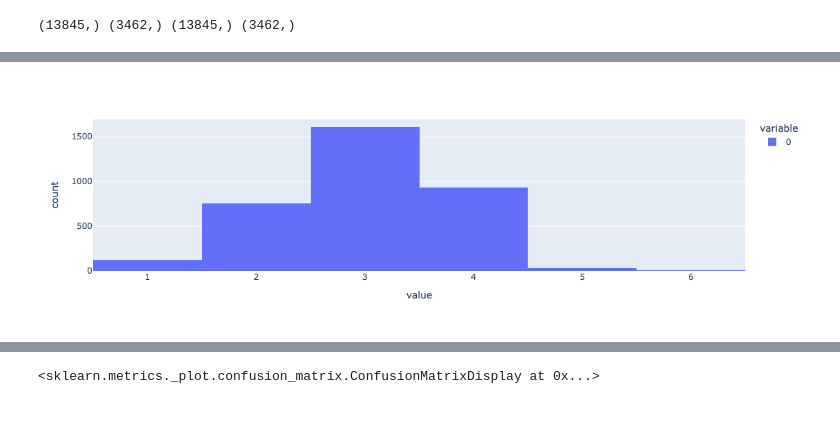
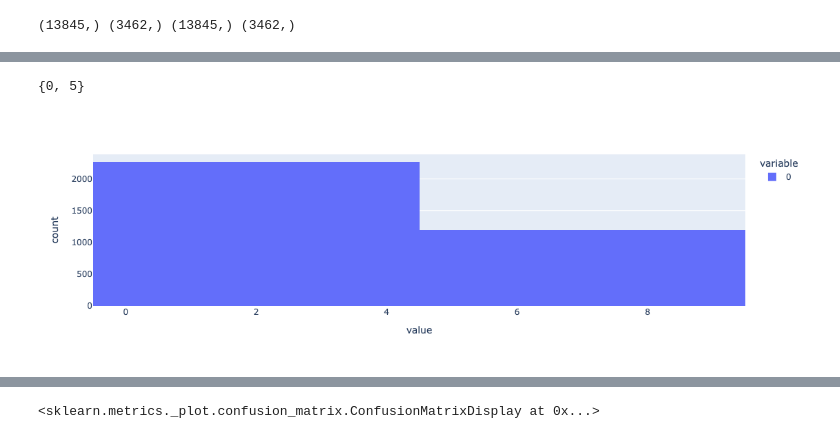
Before and after one commit to mojc/essay_scoring, a Jupyter notebook: bert_scoring.ipynb, the cells around one changed output, grey strips where cells are left out. Saved outputs shown, nothing was run; the diff lists cells and outputs as text; code cells hidden in the pictures.

Commit message:
WIP try with ordinal approaches

```diff
--- a/bert_scoring.ipynb
+++ b/bert_scoring.ipynb
@@ -29,3 +48,7 @@ y_val = (y_val - 1).to_numpy()
+# %%
+# labels for classifications
+y_train = ordinal(y_train, 6)
+y_val = ordinal(y_val, 6)
 # %%
 class_weights = class_weight.compute_class_weight('balanced',
                                                   classes=np.unique(y_train),
@@ -58,13 +103,14 @@ sequence_output = outputs["sequence_output"]  # [batch_size, seq_length, 768].
 # %%
-l = tf.keras.layers.Dense(128, activation='relu', name='h1')(pooled_output)
-l = tf.keras.layers.Dense(64, activation='relu',name='h2')(l)
-l = tf.keras.layers.Dense(32, activation='relu', name='h3')(l)
-l = tf.keras.layers.Dense(16, activation='relu', name='h4')(l)
-l = tf.keras.layers.Dense(6, activation='softmax', name='output')(l)
+l = tf.keras.layers.Dense(32, activation='relu', name='h1')(pooled_output)
+#l = tf.keras.layers.Dense(64, activation='relu',name='h2')(l)
+#l = tf.keras.layers.Dense(32, activation='relu', name='h3')(l)
+# l = tf.keras.layers.Dense(6, activation='relu', name='h4')(l)
+# l = BiasLayer(6, activation='sigmoid', name='output')(l)
+l = coral.CoralOrdinal(num_classes = 6)(l)
 
 model=tf.keras.Model(inputs=[text_input], outputs=[l])
 model.compile(optimizer=keras.optimizers.Adam(learning_rate=1e-4),
-              loss='sparse_categorical_crossentropy', # from logits
+              loss=coral.OrdinalCrossEntropy(),
               metrics=['accuracy'])
 model.summary()
 # %% [output]
@@ -92,6 +144,6 @@ Model: "functional_6"
 # %%
-history = model.fit(X_train, y_train, epochs=12, batch_size=32, validation_data=(X_val, y_val)) # , class_weight=class_weight_dict)
-model.evaluate(X_val, y_val)
+history = model.fit(X_train, y_train, epochs=3, batch_size=32, validation_data=(X_val, y_val)) # , class_weight=class_weight_dict)
+# model.evaluate(X_val, y_val)
 # accuracy: 0.0777 - loss: 1.1673
 # accuracy: 0.5426 - loss: 1.0492
 # %% [output]
@@ -125,6 +194,12 @@ preds_raw = model.predict(X_val) #[:, 0]
+# %%
+set(preds)
+# %% [output]
+{0, 5}
 # %%
 preds = preds_raw.argmax(axis=-1)
+# %%
+preds=preds_raw.sum(axis=-1)
 # %%
-px.histogram(preds+1)
+px.histogram(preds)
 # %% [output]
-[figure, old version]
+[figure, new version]
```
Also changed, not shown: parts of 17 cells of this notebook.
